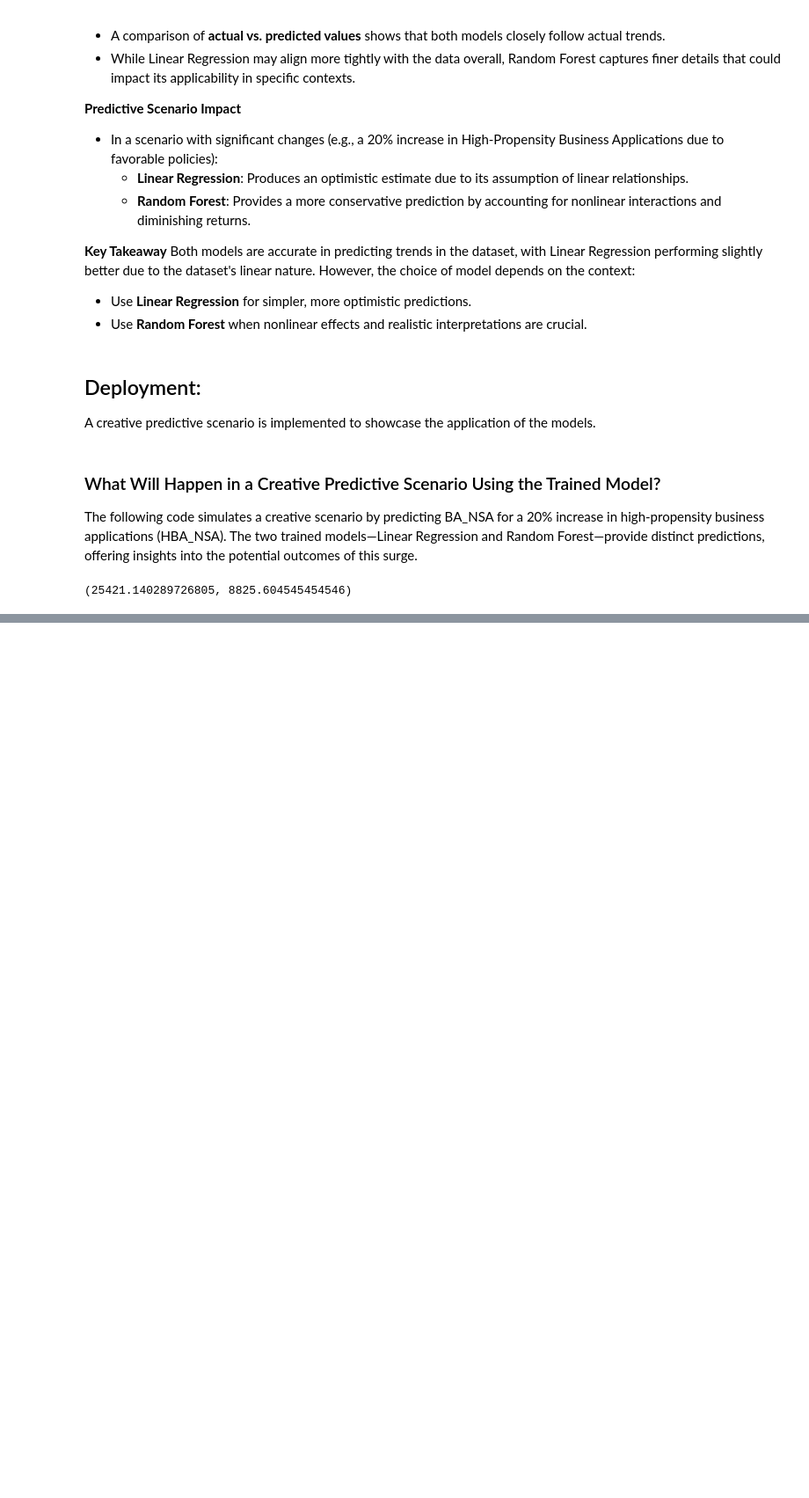
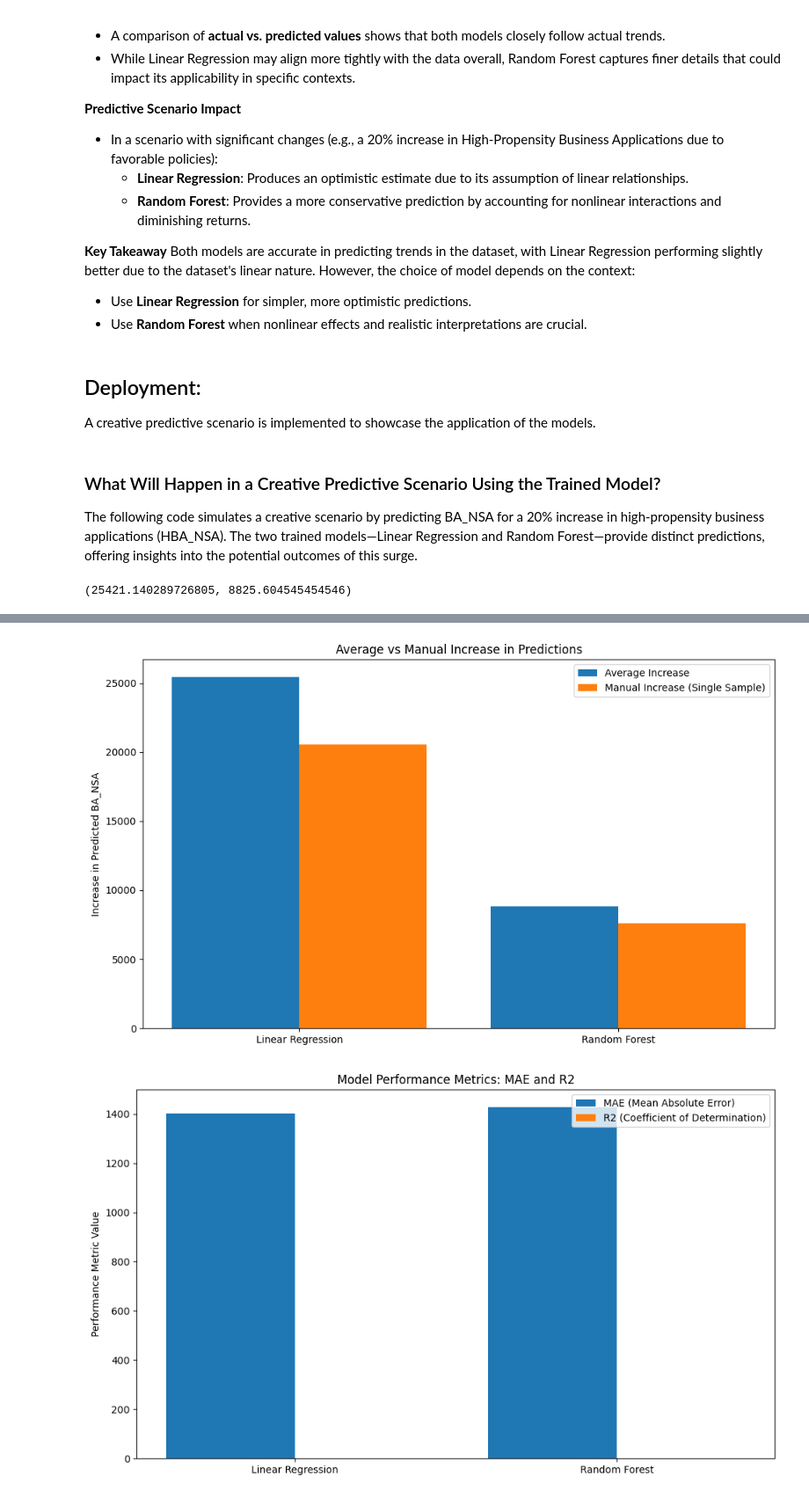
Before and after one commit to michellechen202212/udacity-datascience, a Jupyter notebook: blog_post.ipynb, the cells around one changed output, grey strips where cells are left out. Shown at 88% size. Cells and saved outputs as stored; diff of their text form; code cells hidden in the pictures; blank space fills up the shorter version.

```diff
--- a/blog_post.ipynb
+++ b/blog_post.ipynb
@@ -407,0 +502,49 @@ The **Random Forest model** is the better choice in this scenario. Its conservat
+# %%
+# Visualize the comparison
+
+import matplotlib.pyplot as plt
+import numpy as np
+
+# Data for visualization
+models = ['Linear Regression', 'Random Forest']
+# Auto-generated values from existing variables
+average_increase = [linear_increase, random_forest_increase]
+manual_increase = [manual_linear_increase, manual_rf_increase]
+mae = [mae_linear, mae_rf]
+r2 = [r2_linear, r2_rf]
+
+# Visualization: Average vs Manual Increase
+plt.figure(figsize=(10, 6))
+x = np.arange(len(models))
+
+# Plotting the average increase
+plt.bar(x - 0.2, average_increase, width=0.4, label='Average Increase', align='center')
+# Plotting the manual increase
+plt.bar(x + 0.2, manual_increase, width=0.4, label='Manual Increase (Single Sample)', align='center')
+
+# Labels and Legend
+plt.xticks(x, models)
+plt.ylabel('Increase in Predicted BA_NSA')
+plt.title('Average vs Manual Increase in Predictions')
+plt.legend()
+plt.tight_layout()
+plt.show()
+
+# Visualization: Model Performance
+plt.figure(figsize=(10, 6))
+
+# Plotting MAE
+plt.bar(x - 0.2, mae, width=0.4, label='MAE (Mean Absolute Error)', align='center')
+# Plotting R2
+plt.bar(x + 0.2, r2, width=0.4, label='R2 (Coefficient of Determination)', align='center')
+
+# Labels and Legend
+plt.xticks(x, models)
+plt.ylabel('Performance Metric Value')
+plt.title('Model Performance Metrics: MAE and R2')
+plt.legend()
+plt.tight_layout()
+plt.show()
+# %% [output]
+[figure, added]
+[figure, added]
```
Also changed, not shown: parts of 7 cells of this notebook.
